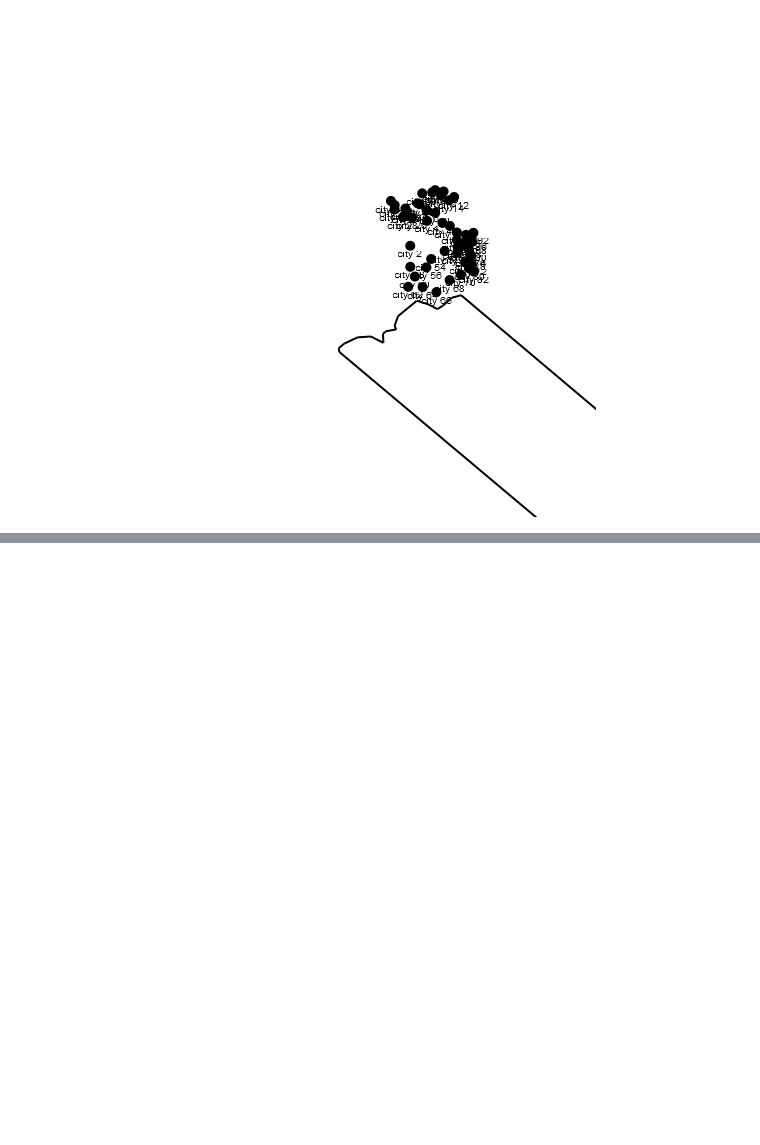
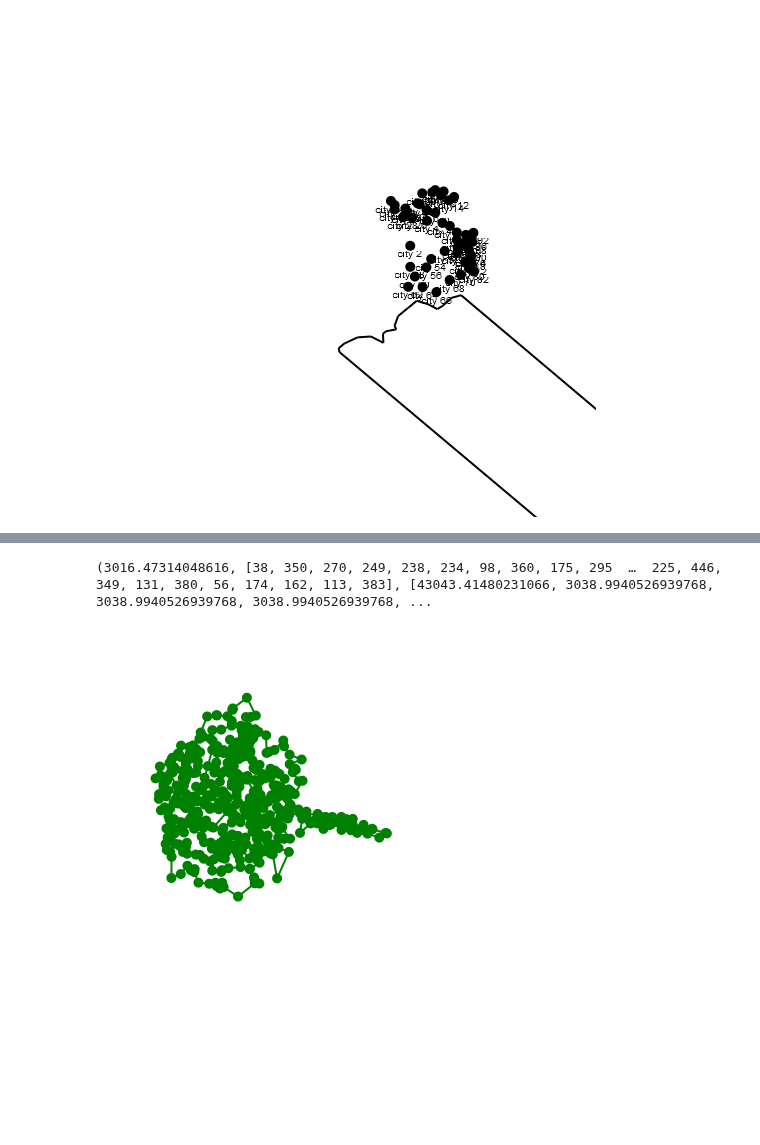
Before and after one commit to asneerug/DandelionOptimizerTSP, a Jupyter notebook: DandelionOptimizer.ipynb, the cells around one changed output, grey strips where cells are left out. Drawn from its saved outputs; the diff is of its cells as text; code cells hidden in the pictures; blank space fills up the shorter version.

```diff
--- a/DandelionOptimizer.ipynb
+++ b/DandelionOptimizer.ipynb
@@ -1110,0 +1165,9 @@ draw_tsp_scaled(coords, best_tour, size(coordinates, 2), "Image", 500, 5, 1000)
+# %%
+d = pairwise(Euclidean(), pts, dims=2)
+best_fitness, best_tour, convergence_curve, total_time = DO_tsp(3, 10, size(pts, 2), pts, d)
+# %% [output]
+(3016.47314048616, [38, 350, 270, 249, 238, 234, 98, 360, 175, 295  …  225, 446, 349, 131, 380, 56, 174, 162, 113, 383], [43043.41480231066, 3038.9940526939768, 3038.9940526939768, 3038.9940526939768, ...
+# %%
+draw_tsp_scaled(pts, best_tour, size(pts, 2), "Image", "green", 500, 5, 500)
+# %% [output]
+[figure, added]
```
Also changed, not shown: parts of 8 cells of this notebook, 2 other files.
